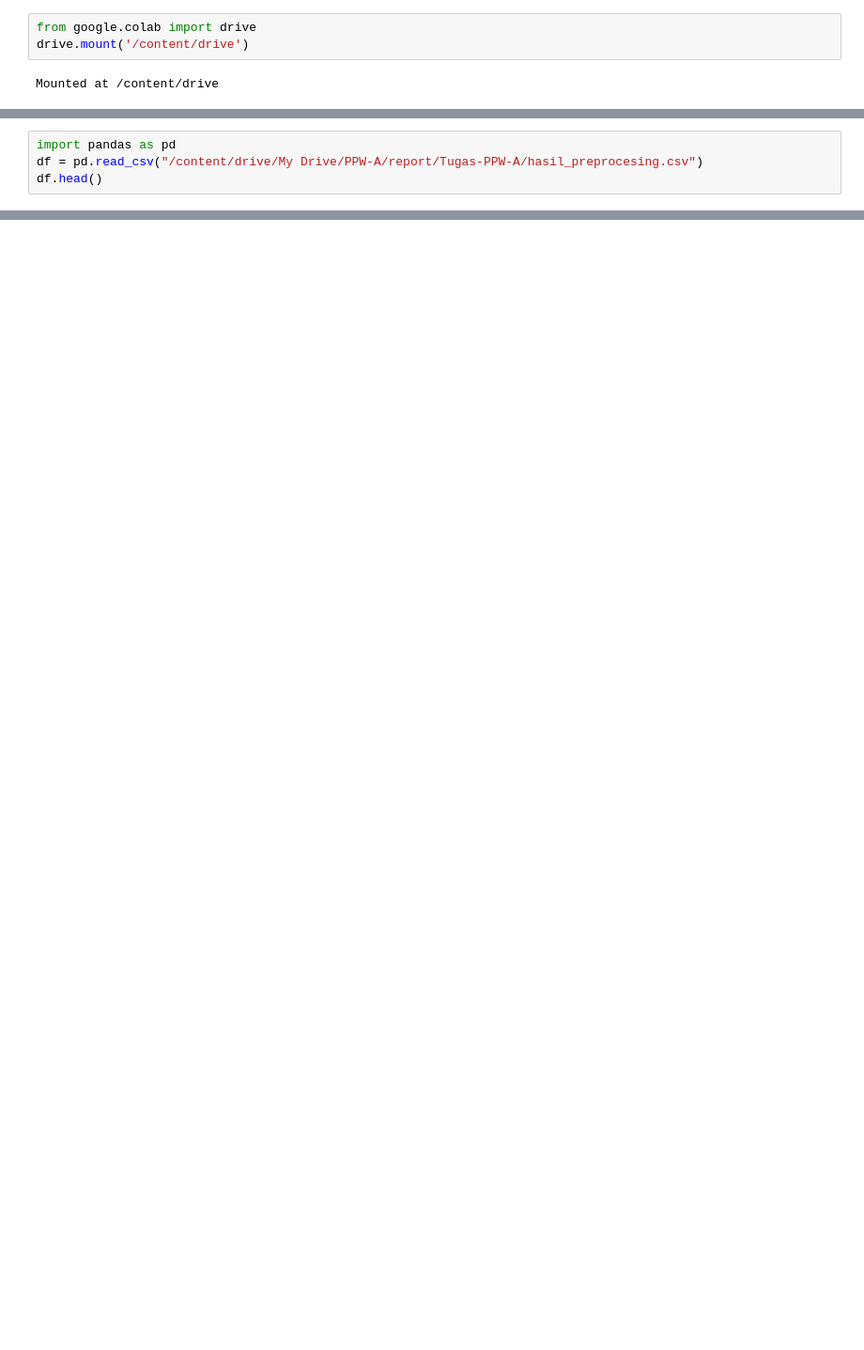
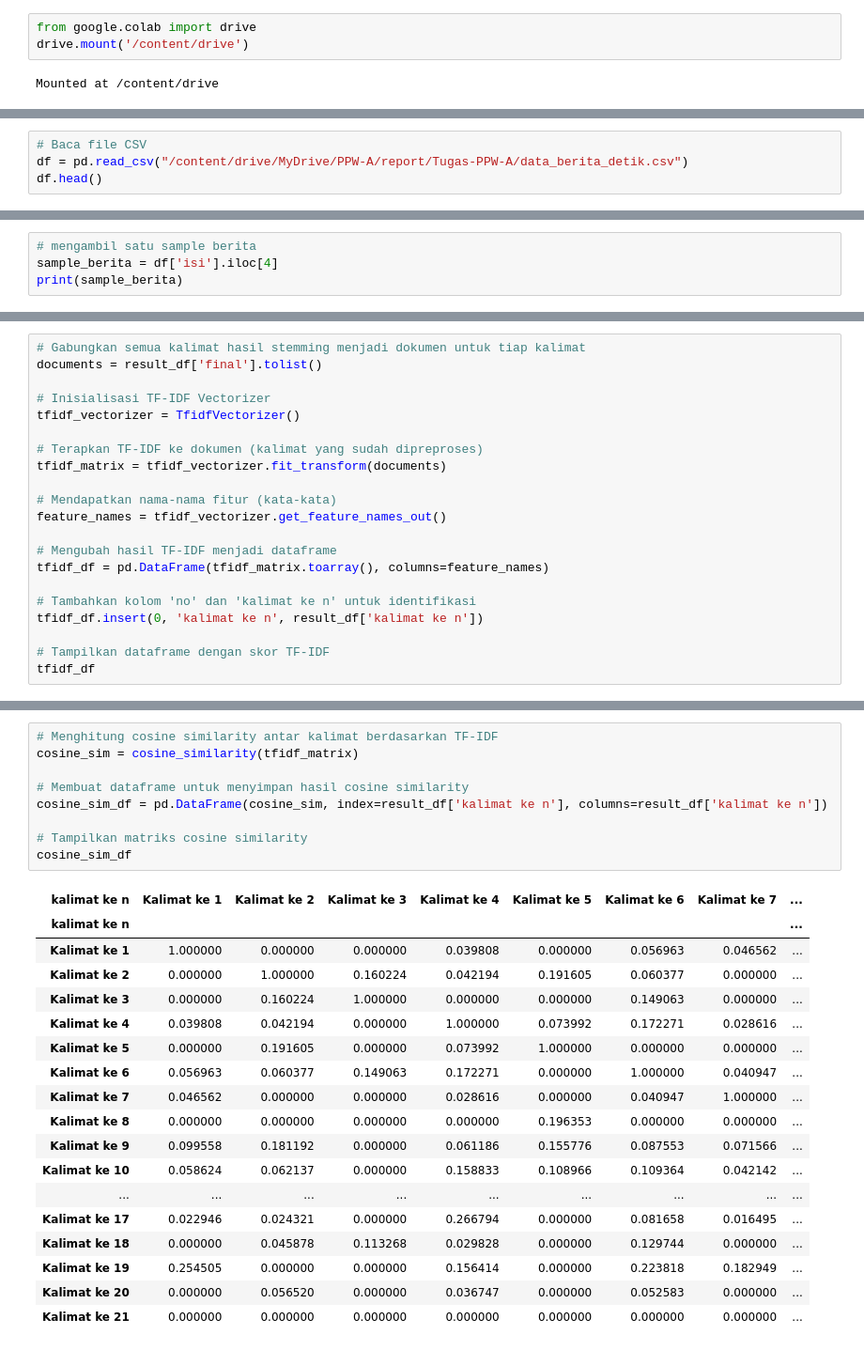
Before and after one commit to agusALhasib/PPW-A, a Jupyter notebook: _sources/Tugas-PPW-A/Tugas4.ipynb, the cells around one changed output, grey strips where cells are left out. Shown at 94% size. Drawn from its saved outputs; the diff is of its cells as text; blank space fills up the shorter version.

```diff
--- a/_sources/Tugas-PPW-A/Tugas4.ipynb
+++ b/_sources/Tugas-PPW-A/Tugas4.ipynb
@@ -8,5 +36,5 @@ Mounted at /content/drive
 # %%
-import pandas as pd
-df = pd.read_csv("/content/drive/My Drive/PPW-A/report/Tugas-PPW-A/hasil_preprocesing.csv")
+# Baca file CSV
+df = pd.read_csv("/content/drive/MyDrive/PPW-A/report/Tugas-PPW-A/data_berita_detik.csv")
 df.head()
 # %% [output]
@@ -299,0 +47,4 @@ padang    0.0     0.0
+# %%
+# mengambil satu sample berita
+sample_berita = df['isi'].iloc[4]
+print(sample_berita)
@@ -299,0 +173,21 @@ padang    0.0     0.0
+# %%
+# Gabungkan semua kalimat hasil stemming menjadi dokumen untuk tiap kalimat
+documents = result_df['final'].tolist()
+
+# Inisialisasi TF-IDF Vectorizer
+tfidf_vectorizer = TfidfVectorizer()
+
+# Terapkan TF-IDF ke dokumen (kalimat yang sudah dipreproses)
+tfidf_matrix = tfidf_vectorizer.fit_transform(documents)
+
+# Mendapatkan nama-nama fitur (kata-kata)
+feature_names = tfidf_vectorizer.get_feature_names_out()
+
+# Mengubah hasil TF-IDF menjadi dataframe
+tfidf_df = pd.DataFrame(tfidf_matrix.toarray(), columns=feature_names)
+
+# Tambahkan kolom 'no' dan 'kalimat ke n' untuk identifikasi
+tfidf_df.insert(0, 'kalimat ke n', result_df['kalimat ke n'])
+
+# Tampilkan dataframe dengan skor TF-IDF
+tfidf_df
@@ -299,0 +213,28 @@ padang    0.0     0.0
+# %%
+# Menghitung cosine similarity antar kalimat berdasarkan TF-IDF
+cosine_sim = cosine_similarity(tfidf_matrix)
+
+# Membuat dataframe untuk menyimpan hasil cosine similarity
+cosine_sim_df = pd.DataFrame(cosine_sim, index=result_df['kalimat ke n'], columns=result_df['kalimat ke n'])
+
+# Tampilkan matriks cosine similarity
+cosine_sim_df
+# %% [output]
+| kalimat ke n | Kalimat ke 1 | Kalimat ke 2 | Kalimat ke 3 | Kalimat ke 4 | Kalimat ke 5 | Kalimat ke 6 | Kalimat ke 7 | ... |
+| kalimat ke n |  |  |  |  |  |  |  | ... |
+| Kalimat ke 1 | 1.000000 | 0.000000 | 0.000000 | 0.039808 | 0.000000 | 0.056963 | 0.046562 | ... |
+| Kalimat ke 2 | 0.000000 | 1.000000 | 0.160224 | 0.042194 | 0.191605 | 0.060377 | 0.000000 | ... |
+| Kalimat ke 3 | 0.000000 | 0.160224 | 1.000000 | 0.000000 | 0.000000 | 0.149063 | 0.000000 | ... |
+| Kalimat ke 4 | 0.039808 | 0.042194 | 0.000000 | 1.000000 | 0.073992 | 0.172271 | 0.028616 | ... |
+| Kalimat ke 5 | 0.000000 | 0.191605 | 0.000000 | 0.073992 | 1.000000 | 0.000000 | 0.000000 | ... |
+| Kalimat ke 6 | 0.056963 | 0.060377 | 0.149063 | 0.172271 | 0.000000 | 1.000000 | 0.040947 | ... |
+| Kalimat ke 7 | 0.046562 | 0.000000 | 0.000000 | 0.028616 | 0.000000 | 0.040947 | 1.000000 | ... |
+| Kalimat ke 8 | 0.000000 | 0.000000 | 0.000000 | 0.000000 | 0.196353 | 0.000000 | 0.000000 | ... |
+| Kalimat ke 9 | 0.099558 | 0.181192 | 0.000000 | 0.061186 | 0.155776 | 0.087553 | 0.071566 | ... |
+| Kalimat ke 10 | 0.058624 | 0.062137 | 0.000000 | 0.158833 | 0.108966 | 0.109364 | 0.042142 | ... |
+| ... | ... | ... | ... | ... | ... | ... | ... | ... |
+| Kalimat ke 17 | 0.022946 | 0.024321 | 0.000000 | 0.266794 | 0.000000 | 0.081658 | 0.016495 | ... |
+| Kalimat ke 18 | 0.000000 | 0.045878 | 0.113268 | 0.029828 | 0.000000 | 0.129744 | 0.000000 | ... |
+| Kalimat ke 19 | 0.254505 | 0.000000 | 0.000000 | 0.156414 | 0.000000 | 0.223818 | 0.182949 | ... |
+| Kalimat ke 20 | 0.000000 | 0.056520 | 0.000000 | 0.036747 | 0.000000 | 0.052583 | 0.000000 | ... |
+| Kalimat ke 21 | 0.000000 | 0.000000 | 0.000000 | 0.000000 | 0.000000 | 0.000000 | 0.000000 | ... |
```
Also changed, not shown: parts of 29 cells of this notebook, 41 other files.
